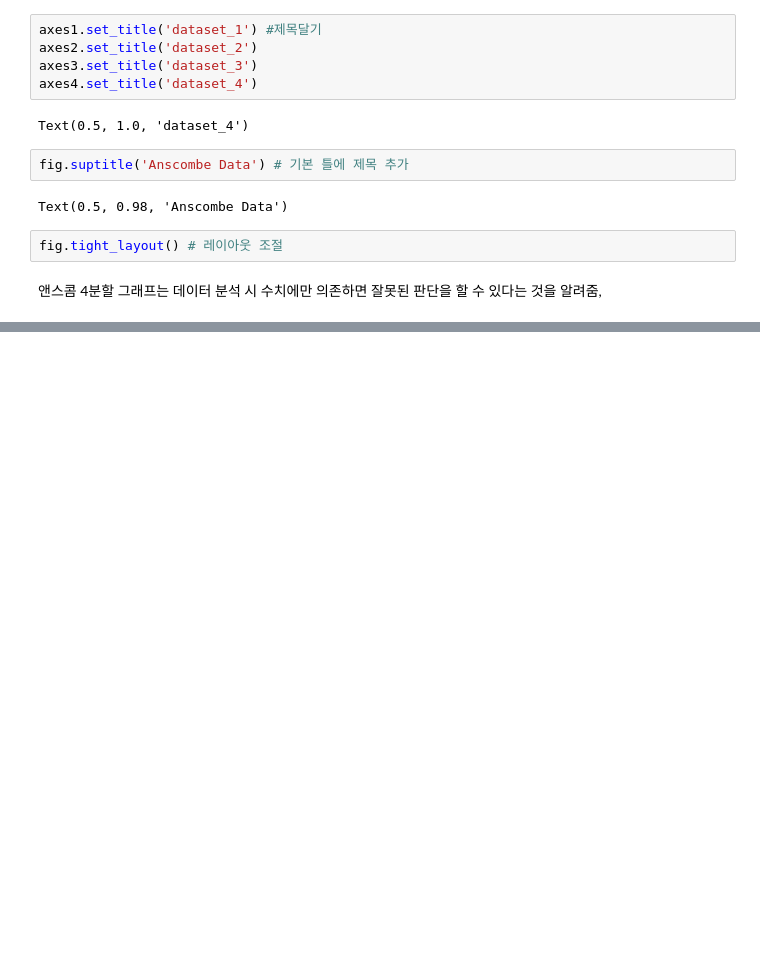
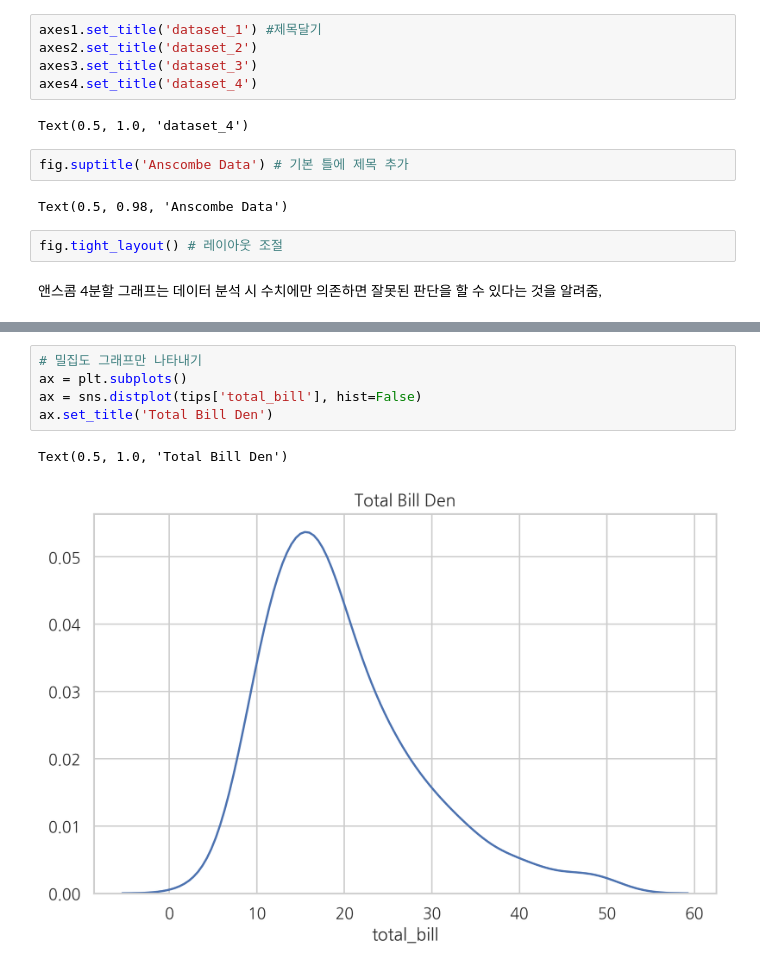
Before and after one commit to lowelllll/DataSience, a Jupyter notebook: Pandas/Chapter4.ipynb, the cells around one changed output, grey strips where cells are left out. Cells and saved outputs as stored; diff of their text form; blank space fills up the shorter version.

```diff
--- a/Pandas/Chapter4.ipynb
+++ b/Pandas/Chapter4.ipynb
@@ -80,0 +103,8 @@ fig.tight_layout() # 레이아웃 조절
+# %%
+# 밀집도 그래프만 나타내기
+ax = plt.subplots()
+ax = sns.distplot(tips['total_bill'], hist=False)
+ax.set_title('Total Bill Den')
+# %% [output]
+Text(0.5, 1.0, 'Total Bill Den')
+[figure, added]
```
Also changed, not shown: parts of 25 cells of this notebook.
